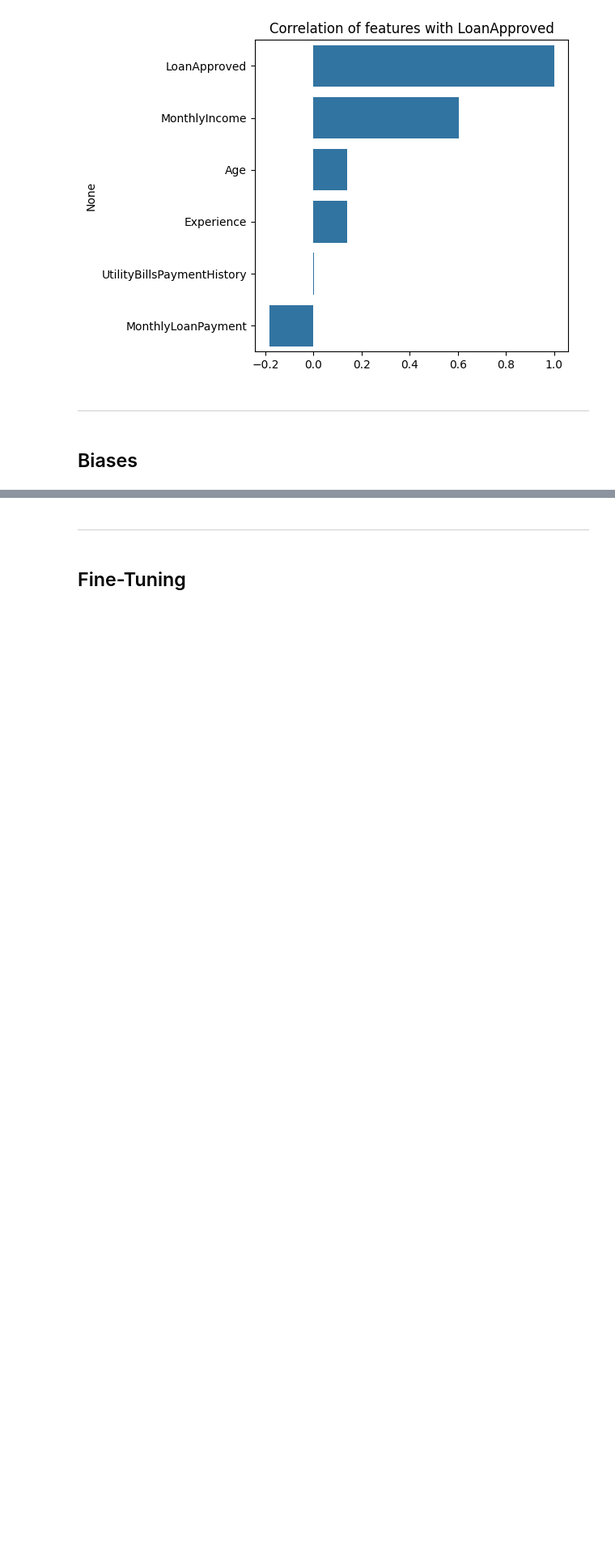
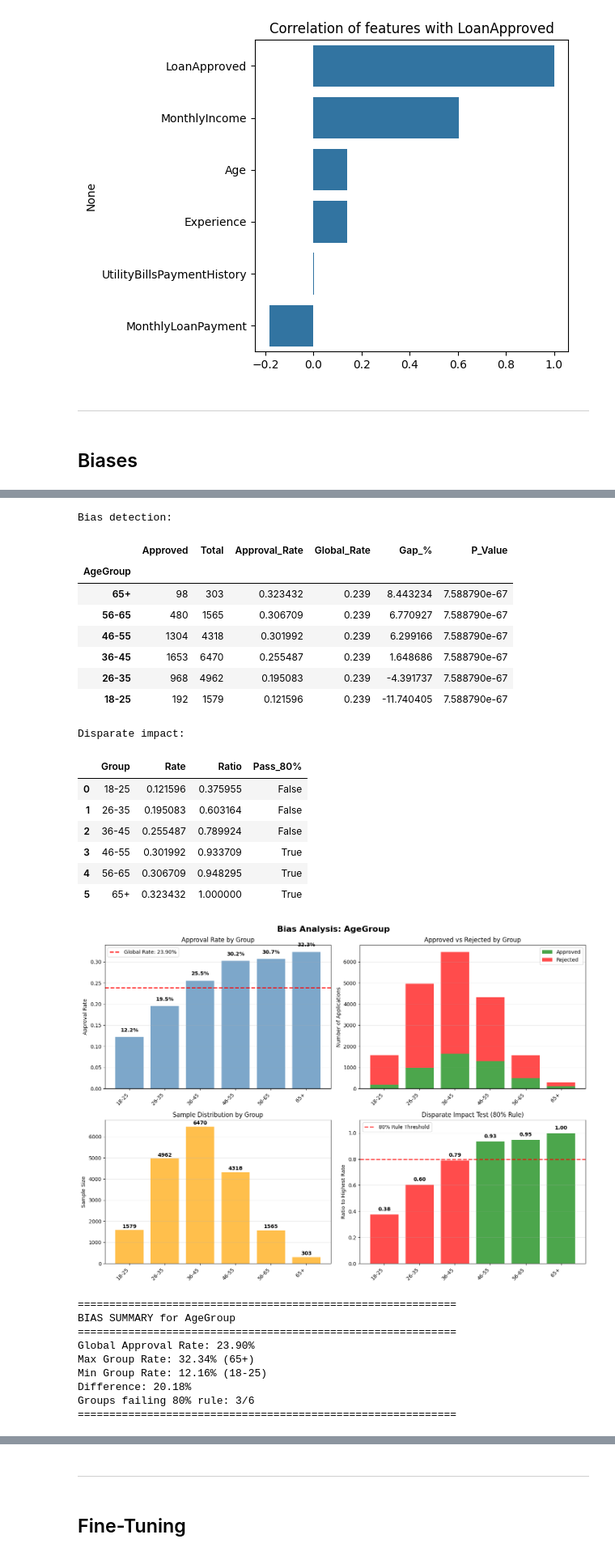
Before and after one commit to LouisDuv/ethical_AI_workflow, a Jupyter notebook: src/notebook.ipynb, the cells around one changed output, grey strips where cells are left out. Shown: that part at 81% size. Cells and saved outputs as stored; diff of their text form; code cells hidden in the pictures; blank space fills up the shorter version.

```diff
--- a/src/notebook.ipynb
+++ b/src/notebook.ipynb
@@ -115,0 +129,16 @@ if pd.api.types.is_numeric_dtype(df_init_proper[target]):
+# %%
+def disparate_impact(df, feature, target='LoanApproved'):
+    rates = df.groupby(feature)[target].mean()
+    max_rate = rates.max()
+
+    results = []
+    for group in rates.index:
+        ratio = rates[group] / max_rate
+        results.append({
+            'Group': group,
+            'Rate': rates[group],
+            'Ratio': ratio,
+            'Pass_80%': ratio >= 0.8
+        })
+
+    return pd.DataFrame(results)
@@ -115,0 +177,46 @@ if pd.api.types.is_numeric_dtype(df_init_proper[target]):
+# %%
+df = pd.read_csv("../data/Loan.csv")
+
+age_bins = [18, 25, 35, 45, 55, 65, 100]
+age_labels = ['18-25', '26-35', '36-45', '46-55', '56-65', '65+']
+df['AgeGroup'] = pd.cut(df['Age'], bins=age_bins, labels=age_labels)
+
+# 2. Analyse statistique du biais (tableaux)
+print("Bias detection:")
+bias_stats = detect_bias(df, 'AgeGroup')
+display(bias_stats)
+
+print("\nDisparate impact:")
+di_results = disparate_impact(df, 'AgeGroup')
+display(di_results)
+
+# 3. VISUALISATION GRAPHIQUE DU BIAIS (À AJOUTER ICI)
+visualize_bias(df, 'AgeGroup')  # ← Sur les données ORIGINALE
+# %% [output]
+Bias detection:
+|  | Approved | Total | Approval_Rate | Global_Rate | Gap_% | P_Value |
+| AgeGroup |  |  |  |  |  |  |
+| 65+ | 98 | 303 | 0.323432 | 0.239 | 8.443234 | 7.588790e-67 |
+| 56-65 | 480 | 1565 | 0.306709 | 0.239 | 6.770927 | 7.588790e-67 |
+| 46-55 | 1304 | 4318 | 0.301992 | 0.239 | 6.299166 | 7.588790e-67 |
+| 36-45 | 1653 | 6470 | 0.255487 | 0.239 | 1.648686 | 7.588790e-67 |
+| 26-35 | 968 | 4962 | 0.195083 | 0.239 | -4.391737 | 7.588790e-67 |
+| 18-25 | 192 | 1579 | 0.121596 | 0.239 | -11.740405 | 7.588790e-67 |
+Disparate impact:
+|  | Group | Rate | Ratio | Pass_80% |
+| 0 | 18-25 | 0.121596 | 0.375955 | False |
+| 1 | 26-35 | 0.195083 | 0.603164 | False |
+| 2 | 36-45 | 0.255487 | 0.789924 | False |
+| 3 | 46-55 | 0.301992 | 0.933709 | True |
+| 4 | 56-65 | 0.306709 | 0.948295 | True |
+| 5 | 65+ | 0.323432 | 1.000000 | True |
+[figure, added]
+============================================================
+BIAS SUMMARY for AgeGroup
+============================================================
+Global Approval Rate: 23.90%
+Max Group Rate: 32.34% (65+)
+Min Group Rate: 12.16% (18-25)
+Difference: 20.18%
+Groups failing 80% rule: 3/6
+============================================================
```
Also changed, not shown: parts of 15 cells of this notebook, 3 other files.
